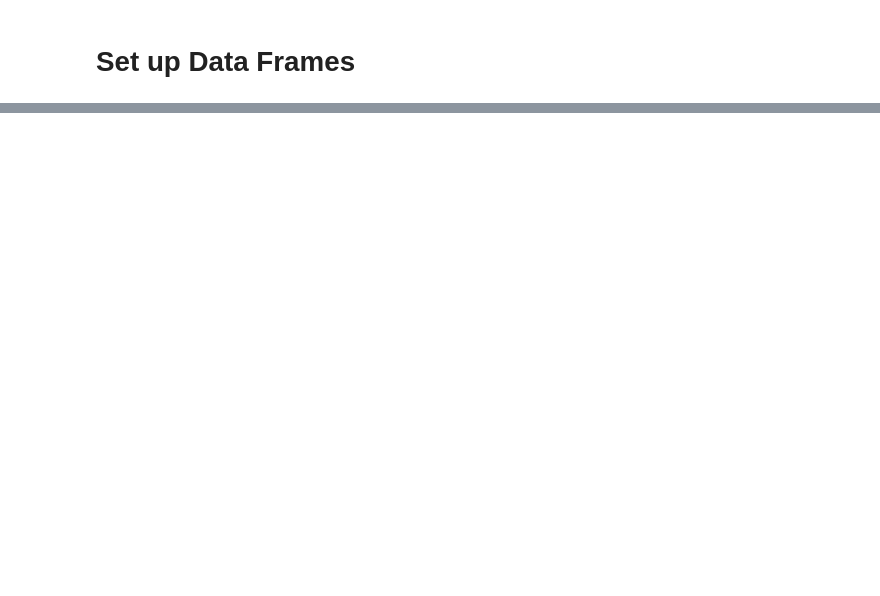
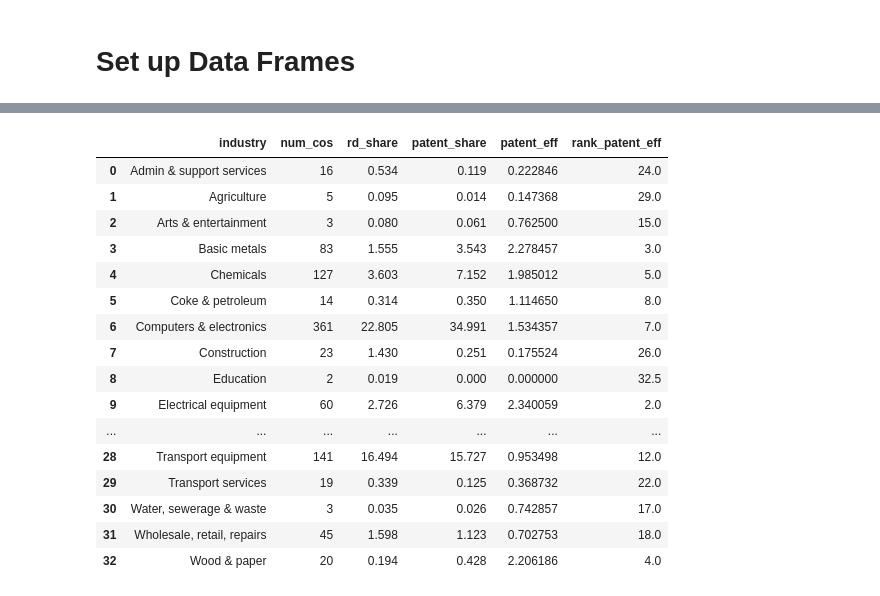
Before and after one commit to bassoonelephant/ip-productivity, a Jupyter notebook: ip_workbench.ipynb, the cells around one changed output, grey strips where cells are left out. Saved outputs shown, nothing was run; the diff lists cells and outputs as text; code cells hidden in the pictures; blank space fills up the shorter version.

```diff
--- a/ip_workbench.ipynb
+++ b/ip_workbench.ipynb
@@ -95,0 +108,14 @@ country_group.agg(['count'])['company']
+# %%
+# Set up data grouped by industry
+industry_group = ip.groupby("industry")
+
+# Apply aggregates (Part a-c)
+colFun = {'industry':['count'],
+          'rdspend_share':['sum'],
+          'patent_share':['sum']}
+
+industry_analysis = industry_group.agg(colFun)
+
+# Rename columns
+industry_analysis = pd.DataFrame(industry_analysis.to_records())  # flatten hierarchical index
+industry_analysis.columns = ["industry", "num_cos", "rd_share", "patent_share"]
@@ -95,0 +131,24 @@ country_group.agg(['count'])['company']
+# %%
+# Calculate patent efficiency (Part d)
+industry_analysis['patent_eff'] = industry_analysis['patent_share']/industry_analysis['rd_share']
+industry_analysis['rank_patent_eff'] = industry_analysis['patent_eff'].rank(ascending=False)
+# %%
+industry_analysis
+# %% [output]
+|  | industry | num_cos | rd_share | patent_share | patent_eff | rank_patent_eff |
+| 0 | Admin & support services | 16 | 0.534 | 0.119 | 0.222846 | 24.0 |
+| 1 | Agriculture | 5 | 0.095 | 0.014 | 0.147368 | 29.0 |
+| 2 | Arts & entertainment | 3 | 0.080 | 0.061 | 0.762500 | 15.0 |
+| 3 | Basic metals | 83 | 1.555 | 3.543 | 2.278457 | 3.0 |
+| 4 | Chemicals | 127 | 3.603 | 7.152 | 1.985012 | 5.0 |
+| 5 | Coke & petroleum | 14 | 0.314 | 0.350 | 1.114650 | 8.0 |
+| 6 | Computers & electronics | 361 | 22.805 | 34.991 | 1.534357 | 7.0 |
+| 7 | Construction | 23 | 1.430 | 0.251 | 0.175524 | 26.0 |
+| 8 | Education | 2 | 0.019 | 0.000 | 0.000000 | 32.5 |
+| 9 | Electrical equipment | 60 | 2.726 | 6.379 | 2.340059 | 2.0 |
+| ... | ... | ... | ... | ... | ... | ... |
+| 28 | Transport equipment | 141 | 16.494 | 15.727 | 0.953498 | 12.0 |
+| 29 | Transport services | 19 | 0.339 | 0.125 | 0.368732 | 22.0 |
+| 30 | Water, sewerage & waste | 3 | 0.035 | 0.026 | 0.742857 | 17.0 |
+| 31 | Wholesale, retail, repairs | 45 | 1.598 | 1.123 | 0.702753 | 18.0 |
+| 32 | Wood & paper | 20 | 0.194 | 0.428 | 2.206186 | 4.0 |
```
Also changed, not shown: parts of 22 cells of this notebook.
